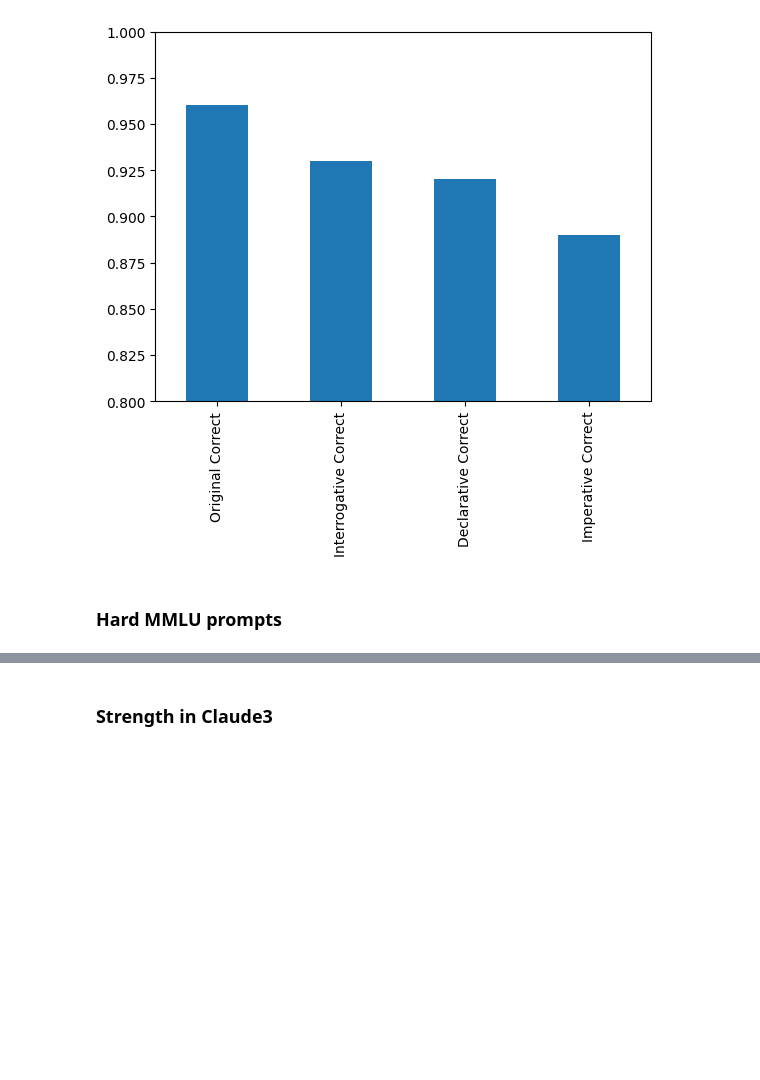
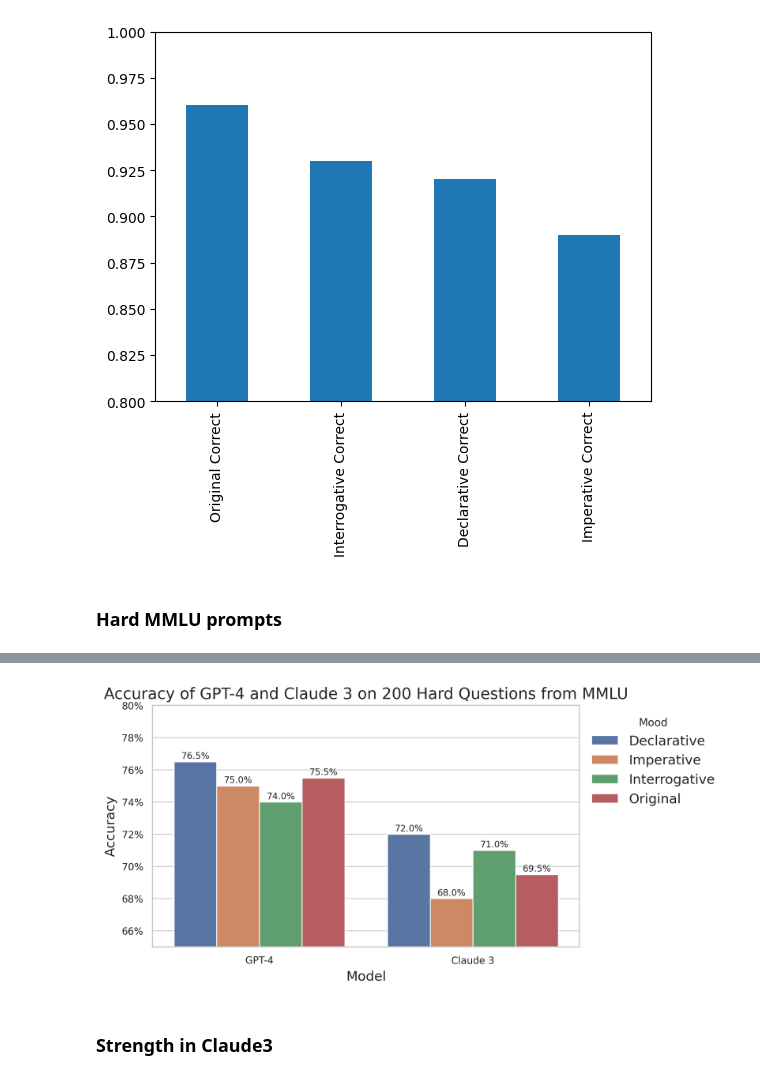
Before and after one commit to Nicole-Nobili/phrasing-and-harmfulness, a Jupyter notebook: mmlu/mmlu_analysis.ipynb, the cells around one changed output, grey strips where cells are left out. Drawn from its saved outputs; the diff is of its cells as text; code cells hidden in the pictures; blank space fills up the shorter version.

```diff
--- a/mmlu/mmlu_analysis.ipynb
+++ b/mmlu/mmlu_analysis.ipynb
@@ -149,3 +206,45 @@ claude3_hard['Original Correct'].mean(), gpt4_hard['Original Correct'].mean()
+# %%
+import matplotlib.ticker as ticker
+import matplotlib.pyplot as plt
+import seaborn as sns
+
+# Set the seaborn theme for aesthetics
+sns.set_theme(context='paper', style='whitegrid')
+
+# Figure size and DPI for better resolution and fit
+plt.figure(figsize=(8, 4), dpi=300)
+
+# Plotting
+ax = df.melt(id_vars='Model').groupby(['Model', 'variable']).mean().sort_values('Model', ascending=False).reset_index().pipe((sns.barplot, 'data'), x='Model', y='value', hue='variable')
+
+# Setting the ylim for better visualization of differences
+plt.ylim(0.65, 0.8)
+
+# Enhancing font sizes for readability
+plt.ylabel('Accuracy', fontsize=12)
+plt.xlabel('Model', fontsize=12)
+plt.title('Accuracy of GPT-4 and Claude 3 on 200 Hard Questions from MMLU', fontsize=14)
+
+# Adjust the legend to display outside the plot area
+plt.legend(title='Mood', loc='upper left', bbox_to_anchor=(1, 1), frameon=False, fontsize=10)
+
+# Improve annotations for clarity
+for p in ax.patches:
+    ax.annotate(f"{p.get_height()*100:.1f}%",
+                (p.get_x() + p.get_width() / 2., p.get_height()),
+                ha='center', va='center', fontsize=8,
+                xytext=(0, 5), textcoords='offset points')
+
+# Format y-axis ticks as percentages
+ax.yaxis.set_major_formatter(ticker.PercentFormatter(xmax=1, decimals=0))
+#plt.xticks(rotation=45)  # Rotate x-axis labels if necessary
+
+plt.tight_layout()  # Adjust the layout to make room for the rotated x-axis labels and legend
+
+# Show plot
+plt.show()
+# %% [output]
+[figure, added]
 # %% [markdown]
 ### Strength in Claude3
 # %%
```
Also changed, not shown: parts of 9 cells of this notebook, 26 other files.
